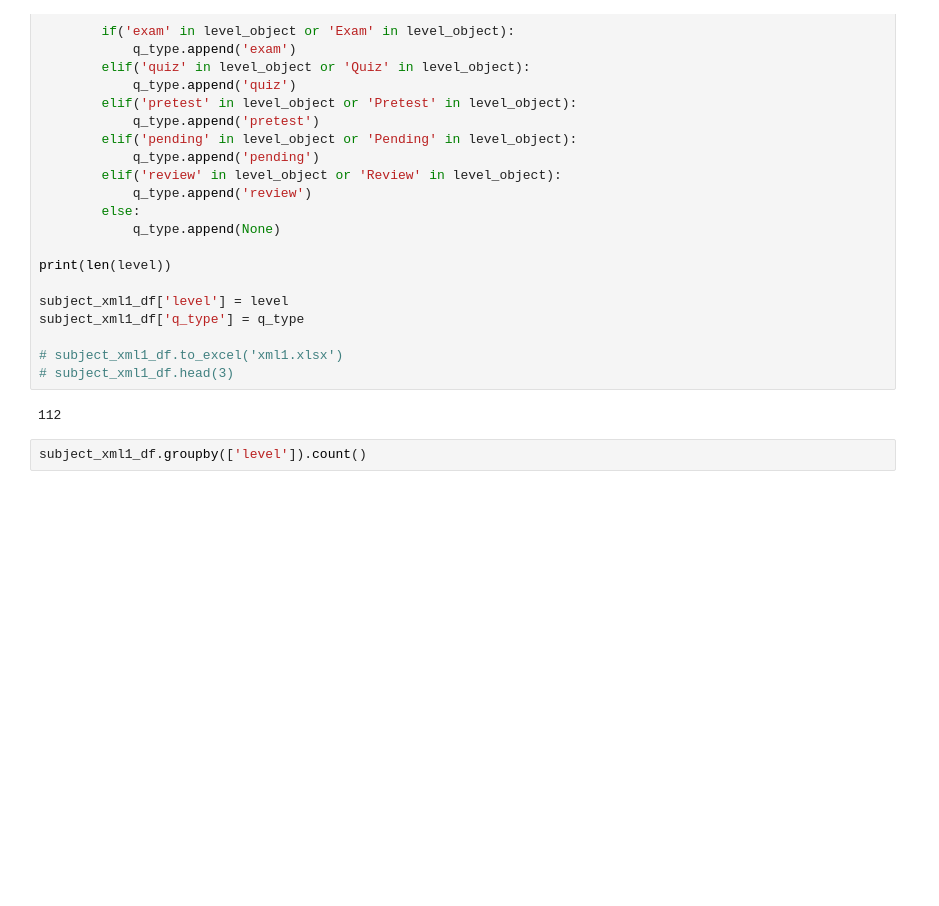
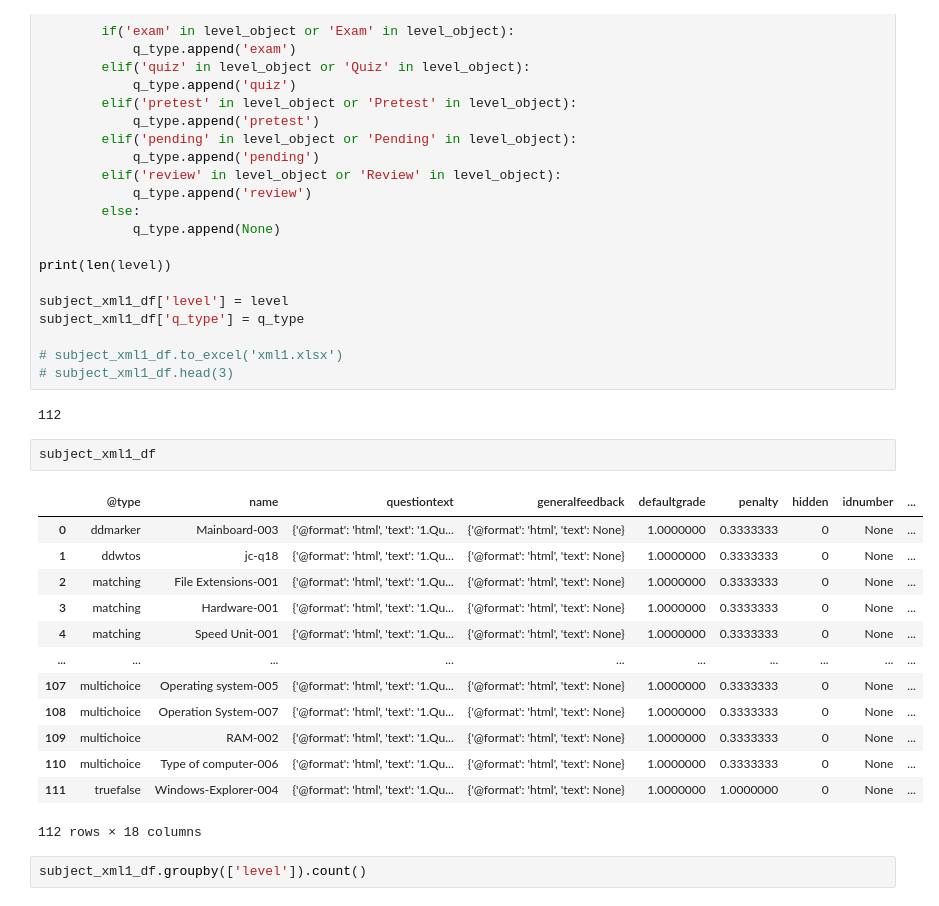
Before and after one commit to Sophal24/DSE_analysis_ds_2023, a Jupyter notebook: 5_question_difficult_level.ipynb, the cells around one changed output. Cells and saved outputs as stored; diff of their text form; blank space fills up the shorter version.

Commit message:
Update study of question difficulty level

```diff
--- a/5_question_difficult_level.ipynb
+++ b/5_question_difficult_level.ipynb
@@ -244,6 +248,22 @@ subject_xml1_df['q_type'] = q_type
 # subject_xml1_df.head(3)
 # %% [output]
 112
+# %%
+subject_xml1_df
+# %% [output]
+|  | @type | name | questiontext | generalfeedback | defaultgrade | penalty | hidden | idnumber | ... |
+| 0 | ddmarker | Mainboard-003 | {'@format': 'html', 'text': '1.Qu... | {'@format': 'html', 'text': None} | 1.0000000 | 0.3333333 | 0 | None | ... |
+| 1 | ddwtos | jc-q18 | {'@format': 'html', 'text': '1.Qu... | {'@format': 'html', 'text': None} | 1.0000000 | 0.3333333 | 0 | None | ... |
+| 2 | matching | File Extensions-001 | {'@format': 'html', 'text': '1.Qu... | {'@format': 'html', 'text': None} | 1.0000000 | 0.3333333 | 0 | None | ... |
+| 3 | matching | Hardware-001 | {'@format': 'html', 'text': '1.Qu... | {'@format': 'html', 'text': None} | 1.0000000 | 0.3333333 | 0 | None | ... |
+| 4 | matching | Speed Unit-001 | {'@format': 'html', 'text': '1.Qu... | {'@format': 'html', 'text': None} | 1.0000000 | 0.3333333 | 0 | None | ... |
+| ... | ... | ... | ... | ... | ... | ... | ... | ... | ... |
+| 107 | multichoice | Operating system-005 | {'@format': 'html', 'text': '1.Qu... | {'@format': 'html', 'text': None} | 1.0000000 | 0.3333333 | 0 | None | ... |
+| 108 | multichoice | Operation System-007 | {'@format': 'html', 'text': '1.Qu... | {'@format': 'html', 'text': None} | 1.0000000 | 0.3333333 | 0 | None | ... |
+| 109 | multichoice | RAM-002 | {'@format': 'html', 'text': '1.Qu... | {'@format': 'html', 'text': None} | 1.0000000 | 0.3333333 | 0 | None | ... |
+| 110 | multichoice | Type of computer-006 | {'@format': 'html', 'text': '1.Qu... | {'@format': 'html', 'text': None} | 1.0000000 | 0.3333333 | 0 | None | ... |
+| 111 | truefalse | Windows-Explorer-004 | {'@format': 'html', 'text': '1.Qu... | {'@format': 'html', 'text': None} | 1.0000000 | 1.0000000 | 0 | None | ... |
+112 rows × 18 columns
 # %%
 subject_xml1_df.groupby(['level']).count()
 # %% [output]
```
Also changed, not shown: parts of 1 cell of this notebook, 21 other files.
